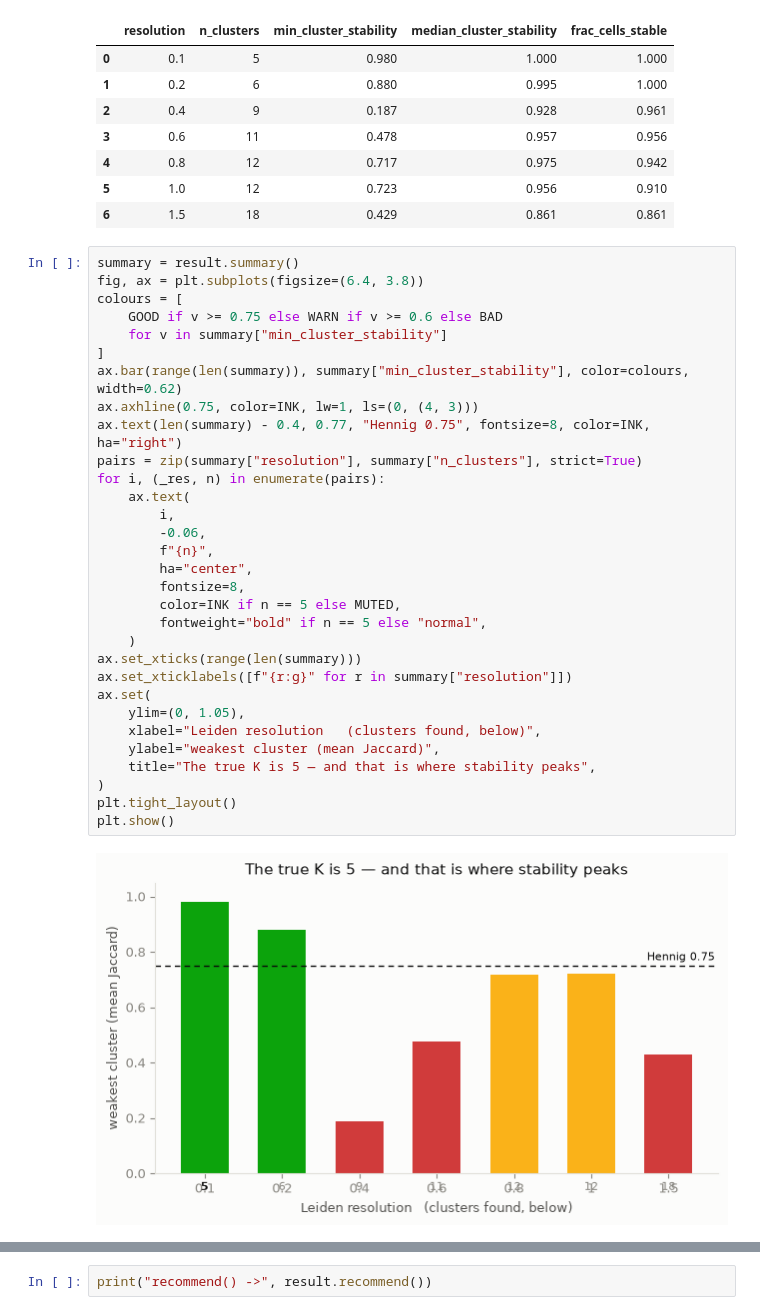
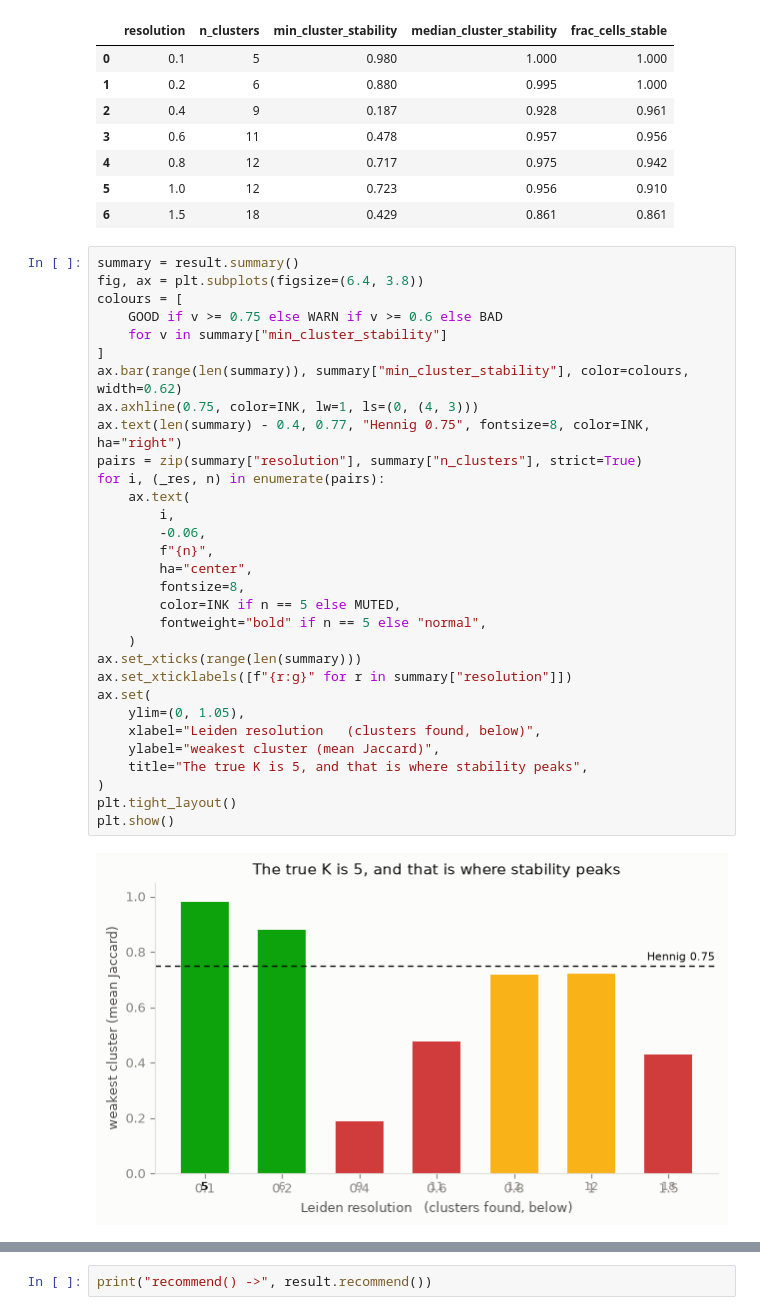
Before and after one commit to ateferos77/scstability, a Jupyter notebook: benchmarks/validation.ipynb, the cells around one changed output, grey strips where cells are left out. Cells and saved outputs as stored; diff of their text form.

```diff
--- a/benchmarks/validation.ipynb
+++ b/benchmarks/validation.ipynb
@@ -146,35 +146,35 @@ result.summary().round(3)
 summary = result.summary()
 fig, ax = plt.subplots(figsize=(6.4, 3.8))
 colours = [
     GOOD if v >= 0.75 else WARN if v >= 0.6 else BAD
     for v in summary["min_cluster_stability"]
 ]
 ax.bar(range(len(summary)), summary["min_cluster_stability"], color=colours, width=0.62)
 ax.axhline(0.75, color=INK, lw=1, ls=(0, (4, 3)))
 ax.text(len(summary) - 0.4, 0.77, "Hennig 0.75", fontsize=8, color=INK, ha="right")
 pairs = zip(summary["resolution"], summary["n_clusters"], strict=True)
 for i, (_res, n) in enumerate(pairs):
     ax.text(
         i,
         -0.06,
         f"{n}",
         ha="center",
         fontsize=8,
         color=INK if n == 5 else MUTED,
         fontweight="bold" if n == 5 else "normal",
     )
 ax.set_xticks(range(len(summary)))
 ax.set_xticklabels([f"{r:g}" for r in summary["resolution"]])
 ax.set(
     ylim=(0, 1.05),
     xlabel="Leiden resolution   (clusters found, below)",
     ylabel="weakest cluster (mean Jaccard)",
-    title="The true K is 5 — and that is where stability peaks",
+    title="The true K is 5, and that is where stability peaks",
 )
 plt.tight_layout()
 plt.show()
 # %% [output]
-[figure, old version]
+[figure, new version]
 # %% [markdown]
 The five-cluster partition is essentially perfect. Everything finer falls off a
 cliff, because there is nothing real left to cut.
```
Also changed, not shown: parts of 11 cells of this notebook, 4 other files.
